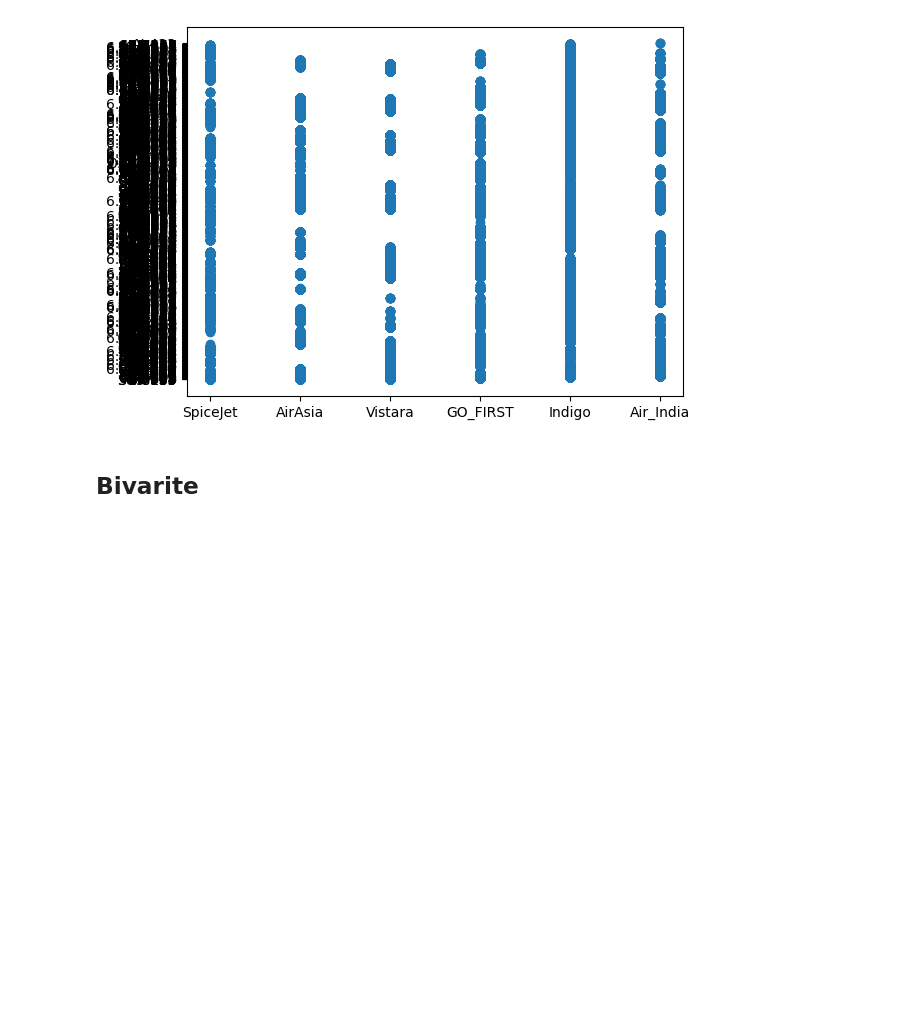
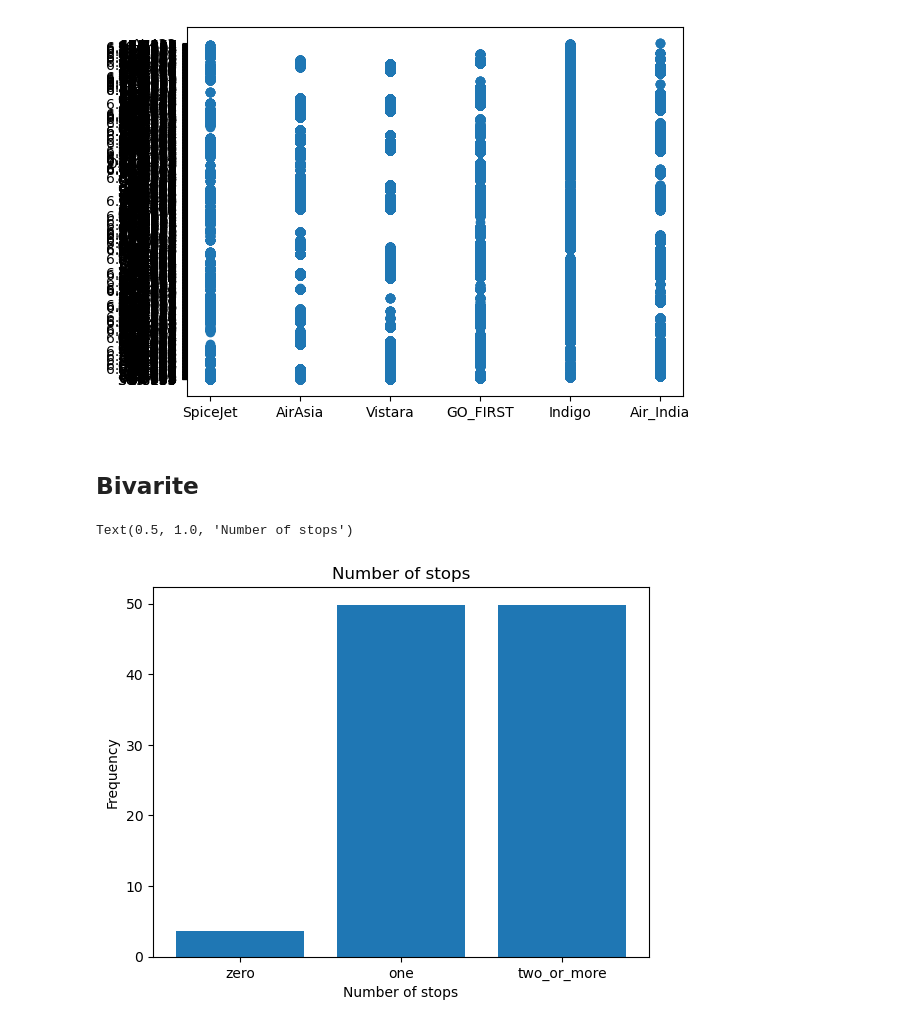
Before and after one commit to Bubllo/Applied_Data_Science_Project, a Jupyter notebook: Flight Price Prediction .ipynb, the cells around one changed output. Drawn from its saved outputs; the diff is of its cells as text; code cells hidden in the pictures; blank space fills up the shorter version.

```diff
--- a/Flight Price Prediction .ipynb
+++ b/Flight Price Prediction .ipynb
@@ -151,3 +141,9 @@ plt.scatter(data['airline'],data['flight'])
 ## Bivarite
 # %%
 plt.bar(data['stops'],data['duration'])
+plt.xlabel('Number of stops')
+plt.ylabel('Frequency')
+plt.title("Number of stops")
+# %% [output]
+Text(0.5, 1.0, 'Number of stops')
+[figure, added]
```
Also changed, not shown: parts of 24 cells of this notebook.
